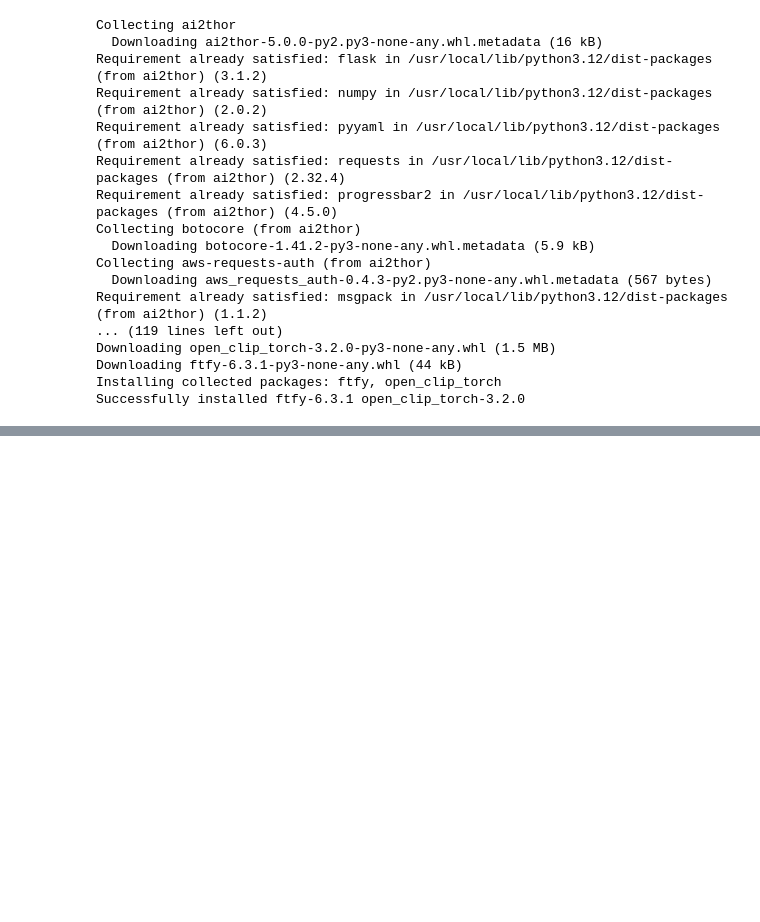
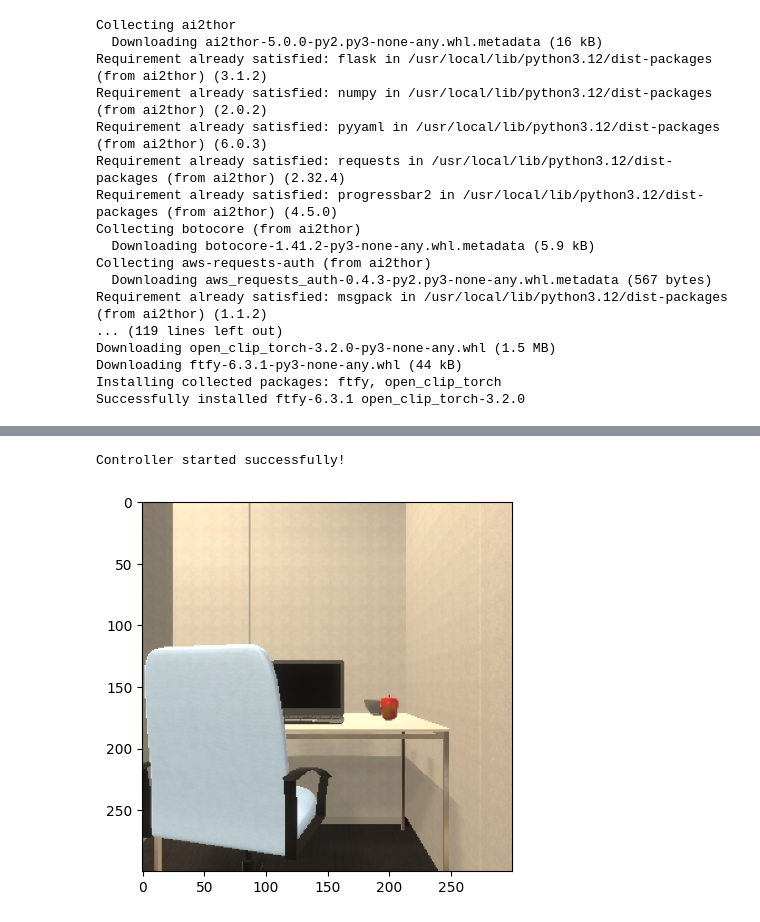
Before and after one commit to Land-dev/finalProject163, a Jupyter notebook: 163FinalProject.ipynb, the cells around one changed output, grey strips where cells are left out. Cells and saved outputs as stored; diff of their text form; code cells hidden in the pictures; blank space fills up the shorter version.

Commit message:
Get AI2Thor working

```diff
--- a/163FinalProject.ipynb
+++ b/163FinalProject.ipynb
@@ -25,0 +47,49 @@ Successfully installed ftfy-6.3.1 open_clip_torch-3.2.0
+# %%
+import os
+import subprocess
+import time
+
+# Start Xvfb (X Virtual Framebuffer) running on display :1
+# This creates a "virtual monitor" for AI2-THOR to draw on.
+xvfb_process = subprocess.Popen(
+    ["Xvfb", ":1", "-screen", "0", "1024x768x24", "+extension", "GLX", "+render"],
+    stdout=subprocess.DEVNULL,
+    stderr=subprocess.DEVNULL
+)
+
+# Set the environment variable so AI2-THOR knows where to look
+os.environ["DISPLAY"] = ":1"
+
+# Give it a second to start up
+time.sleep(2)
+
+# --- NOW run your original code ---
+from ai2thor.controller import Controller
+
+controller = Controller(
+    agentMode="locobot",
+    visibilityDistance=1.5,
+    scene="FloorPlan_Train1_3",
+    gridSize=0.25,
+    movementGaussianSigma=0.005,
+    rotateStepDegrees=90,
+    rotateGaussianSigma=0.5,
+    renderDepthImage=True,
+    renderInstanceSegmentation=True,
+    width=300,
+    height=300,
+    fieldOfView=60
+)
+print("Controller started successfully!")
+# %% [output]
+Controller started successfully!
+# %%
+# Visualize the room
+import matplotlib.pyplot as plt
+frame = controller.last_event.frame
+
+plt.imshow(frame)
+plt.axis('on')
+plt.show()
+# %% [output]
+[figure, added]
```
Also changed, not shown: parts of 2 cells of this notebook.
